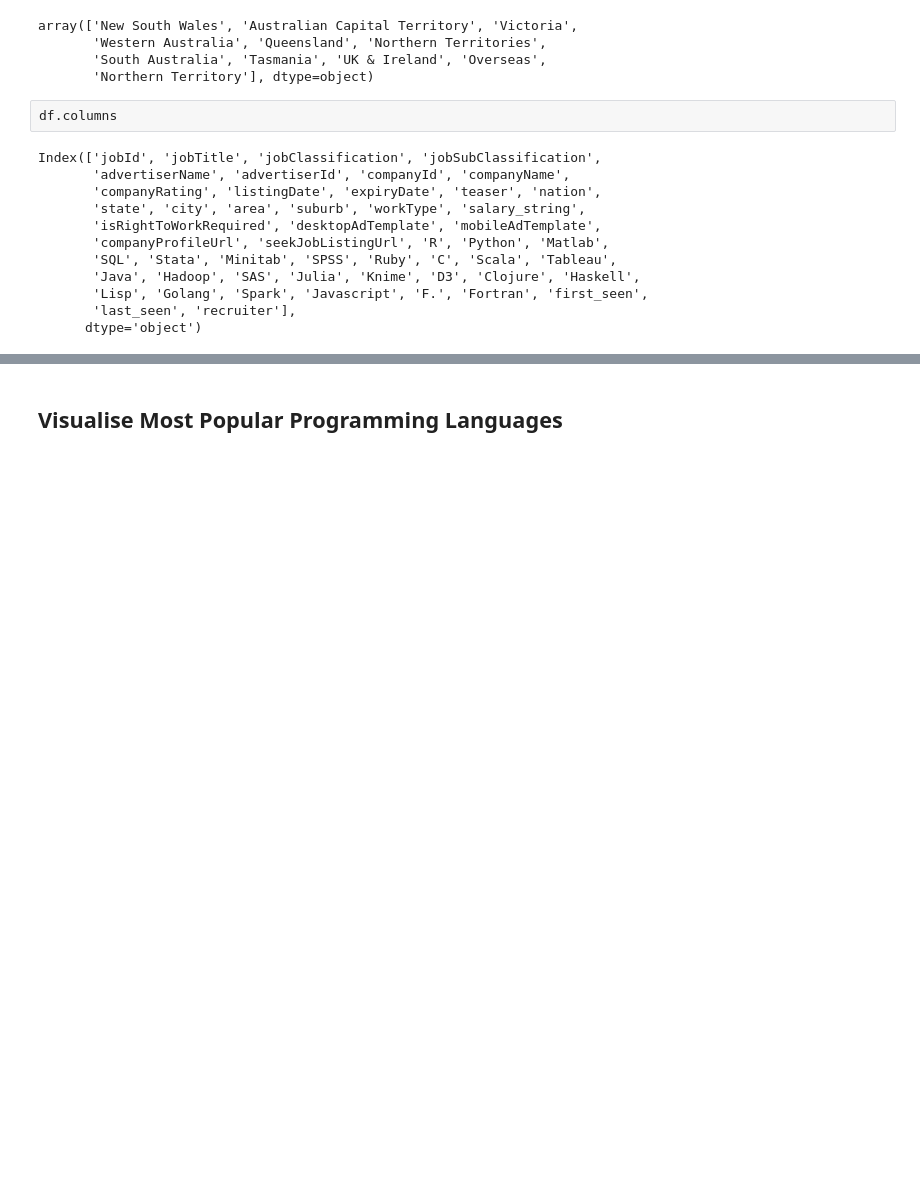
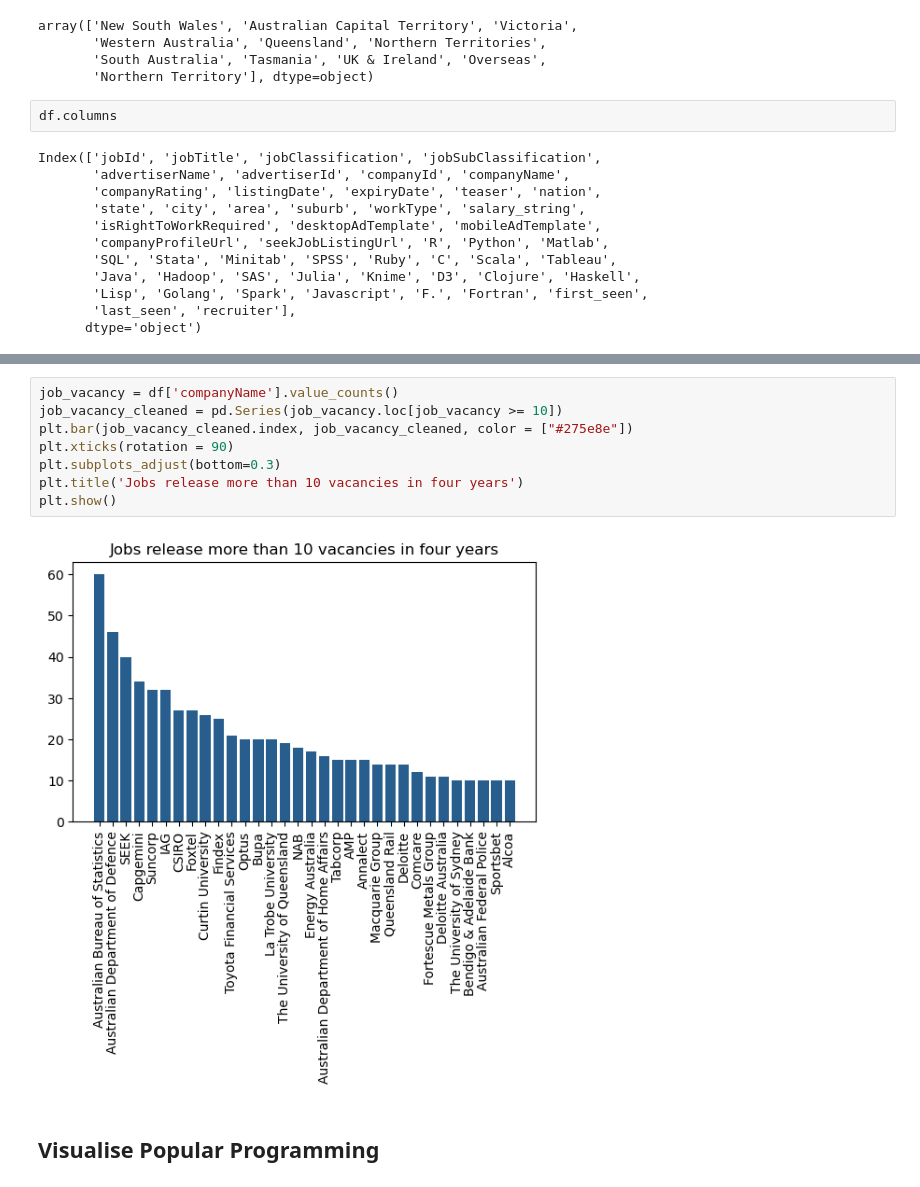
Before and after one commit to wongwara/Aus_jobseeker, a Jupyter notebook: AT2_visualisation.ipynb, the cells around one changed output, grey strips where cells are left out. Saved outputs shown, nothing was run; the diff lists cells and outputs as text; blank space fills up the shorter version.

Commit message:
Create bar charts for visualising insights in different states

```diff
--- a/AT2_visualisation.ipynb
+++ b/AT2_visualisation.ipynb
@@ -78,5 +100,15 @@ plt.show()
+# %%
+job_vacancy = df['companyName'].value_counts()
+job_vacancy_cleaned = pd.Series(job_vacancy.loc[job_vacancy >= 10])
+plt.bar(job_vacancy_cleaned.index, job_vacancy_cleaned, color = ["#275e8e"])
+plt.xticks(rotation = 90)
+plt.subplots_adjust(bottom=0.3)
+plt.title('Jobs release more than 10 vacancies in four years')
+plt.show()
+# %% [output]
+[figure, added]
 # %% [markdown]
-## Visualise Most Popular Programming Languages
+## Visualise Popular Programming
 # %%
 import matplotlib.pyplot as plt
 sum_programming = df.iloc[:, 24:49].sum()
```
Also changed, not shown: parts of 15 cells of this notebook.
